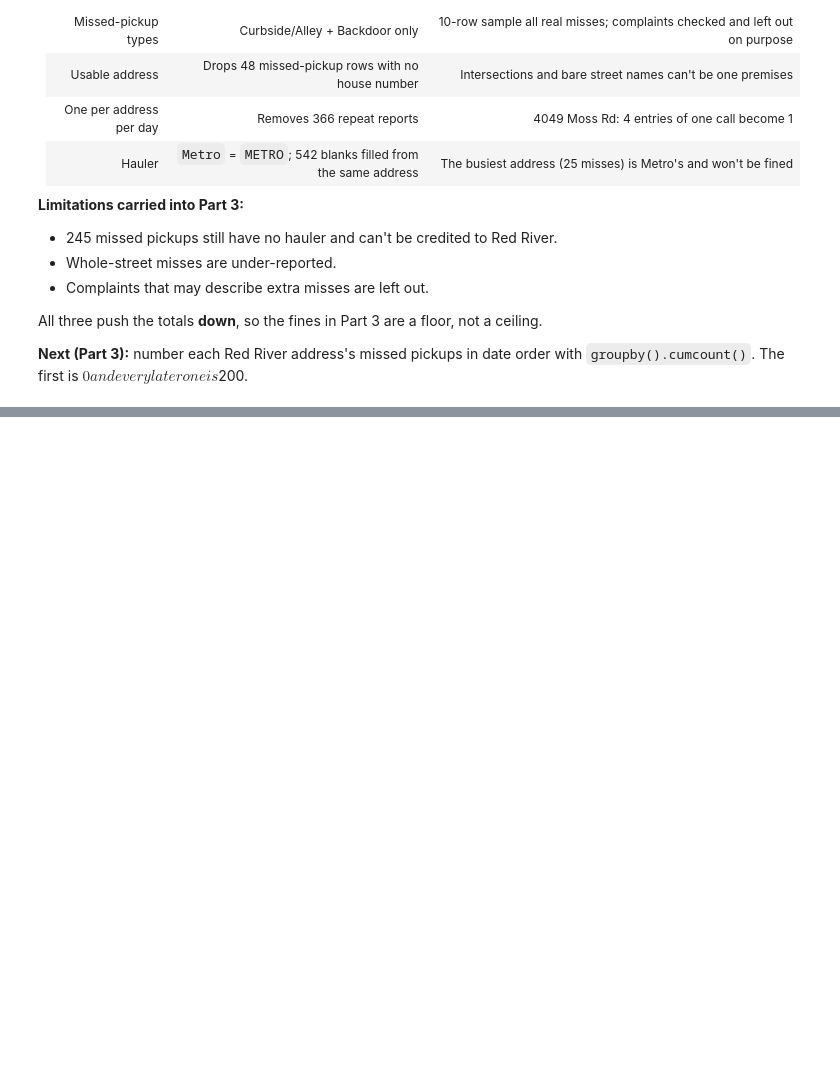
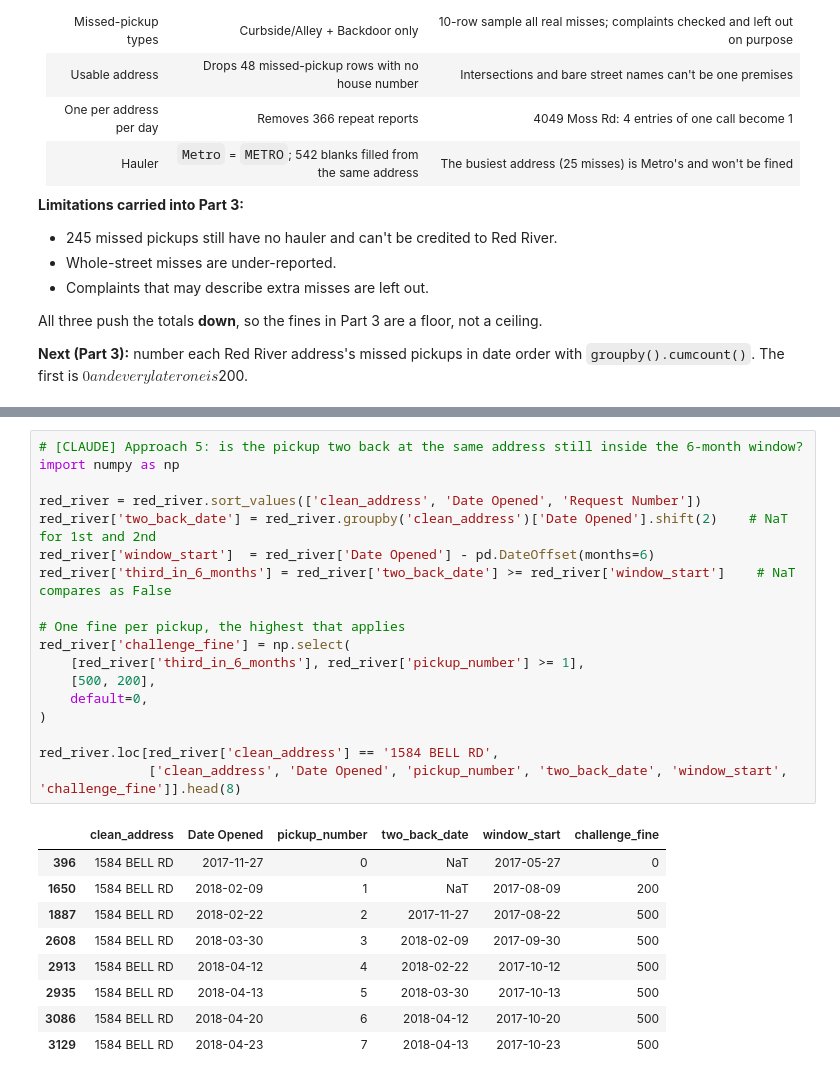
Before and after one commit to AI-for-Analytics-4/Trash_haulers_w_Claude_VSC, a Jupyter notebook: submissions/juan_zavala/trash_haulers_analysis.ipynb, the cells around one changed output, grey strips where cells are left out. Drawn from its saved outputs; the diff is of its cells as text; blank space fills up the shorter version.

```diff
--- a/submissions/juan_zavala/trash_haulers_analysis.ipynb
+++ b/submissions/juan_zavala/trash_haulers_analysis.ipynb
@@ -474,0 +741,28 @@ All three push the totals **down**, so the fines in Part 3 are a floor, not a ce
+# %%
+# [CLAUDE] Approach 5: is the pickup two back at the same address still inside the 6-month window?
+import numpy as np
+
+red_river = red_river.sort_values(['clean_address', 'Date Opened', 'Request Number'])
+red_river['two_back_date'] = red_river.groupby('clean_address')['Date Opened'].shift(2)    # NaT for 1st and 2nd
+red_river['window_start']  = red_river['Date Opened'] - pd.DateOffset(months=6)
+red_river['third_in_6_months'] = red_river['two_back_date'] >= red_river['window_start']    # NaT compares as False
+
+# One fine per pickup, the highest that applies
+red_river['challenge_fine'] = np.select(
+    [red_river['third_in_6_months'], red_river['pickup_number'] >= 1],
+    [500, 200],
+    default=0,
+)
+
+red_river.loc[red_river['clean_address'] == '1584 BELL RD',
+              ['clean_address', 'Date Opened', 'pickup_number', 'two_back_date', 'window_start', 'challenge_fine']].head(8)
+# %% [output]
+|  | clean_address | Date Opened | pickup_number | two_back_date | window_start | challenge_fine |
+| 396 | 1584 BELL RD | 2017-11-27 | 0 | NaT | 2017-05-27 | 0 |
+| 1650 | 1584 BELL RD | 2018-02-09 | 1 | NaT | 2017-08-09 | 200 |
+| 1887 | 1584 BELL RD | 2018-02-22 | 2 | 2017-11-27 | 2017-08-22 | 500 |
+| 2608 | 1584 BELL RD | 2018-03-30 | 3 | 2018-02-09 | 2017-09-30 | 500 |
+| 2913 | 1584 BELL RD | 2018-04-12 | 4 | 2018-02-22 | 2017-10-12 | 500 |
+| 2935 | 1584 BELL RD | 2018-04-13 | 5 | 2018-03-30 | 2017-10-13 | 500 |
+| 3086 | 1584 BELL RD | 2018-04-20 | 6 | 2018-04-12 | 2017-10-20 | 500 |
+| 3129 | 1584 BELL RD | 2018-04-23 | 7 | 2018-04-13 | 2017-10-23 | 500 |
```
Also changed, not shown: parts of 32 cells of this notebook, 1 other file.
